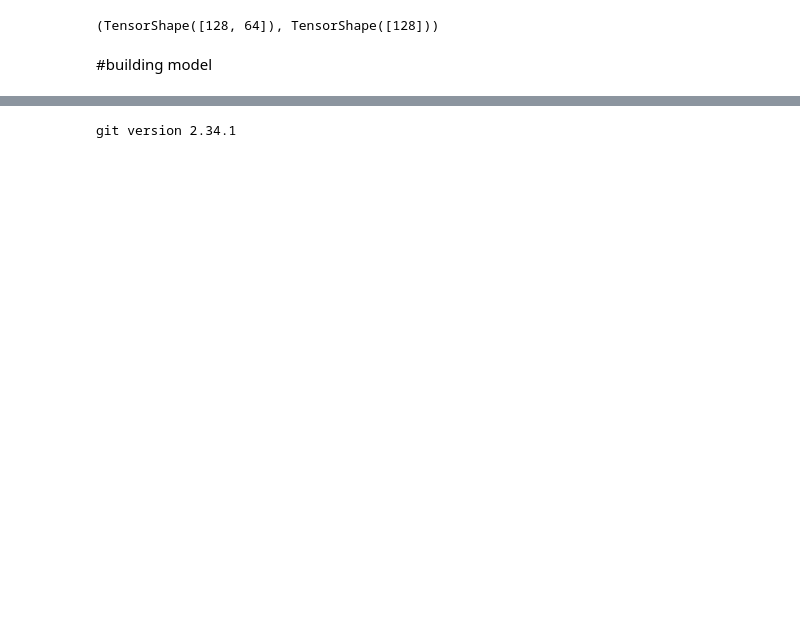
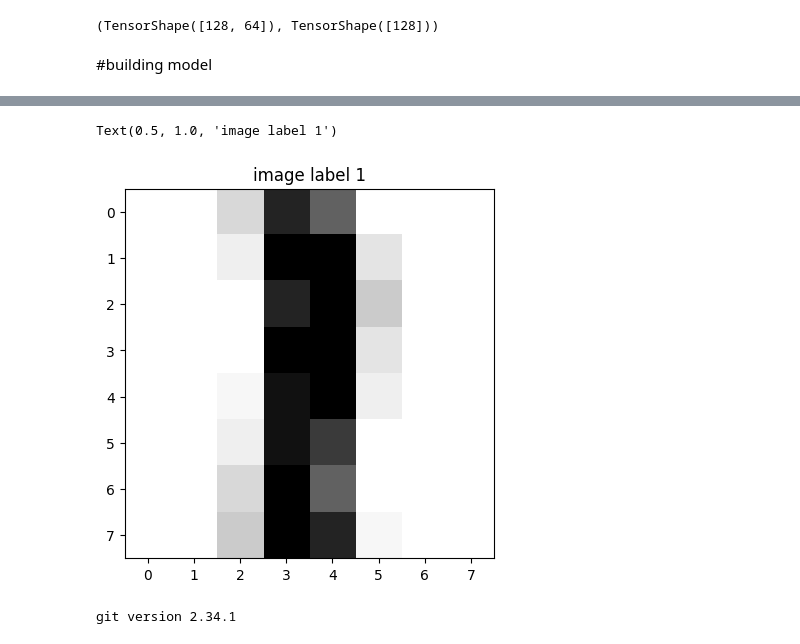
Before and after one commit to KubraNurTiryaki/Backpropogation_in_tensorflow, a Jupyter notebook: Backpropogation_in_tensorflow.ipynb, the cells around one changed output, grey strips where cells are left out. Cells and saved outputs as stored; diff of their text form; code cells hidden in the pictures; blank space fills up the shorter version.

```diff
--- a/Backpropogation_in_tensorflow.ipynb
+++ b/Backpropogation_in_tensorflow.ipynb
@@ -71,3 +146,10 @@ def test_model(model,x,y):
+# %%
+sayi2 = 777
+plt.imshow(digits.images[sayi2], cmap= "Greys", interpolation = "nearest")
+plt.title(f"image label {digits.target[sayi2]}")
+# %% [output]
+Text(0.5, 1.0, 'image label 1')
+[figure, added]
 # %%
 !git --version
 # %% [output]
```
Also changed, not shown: parts of 11 cells of this notebook.
